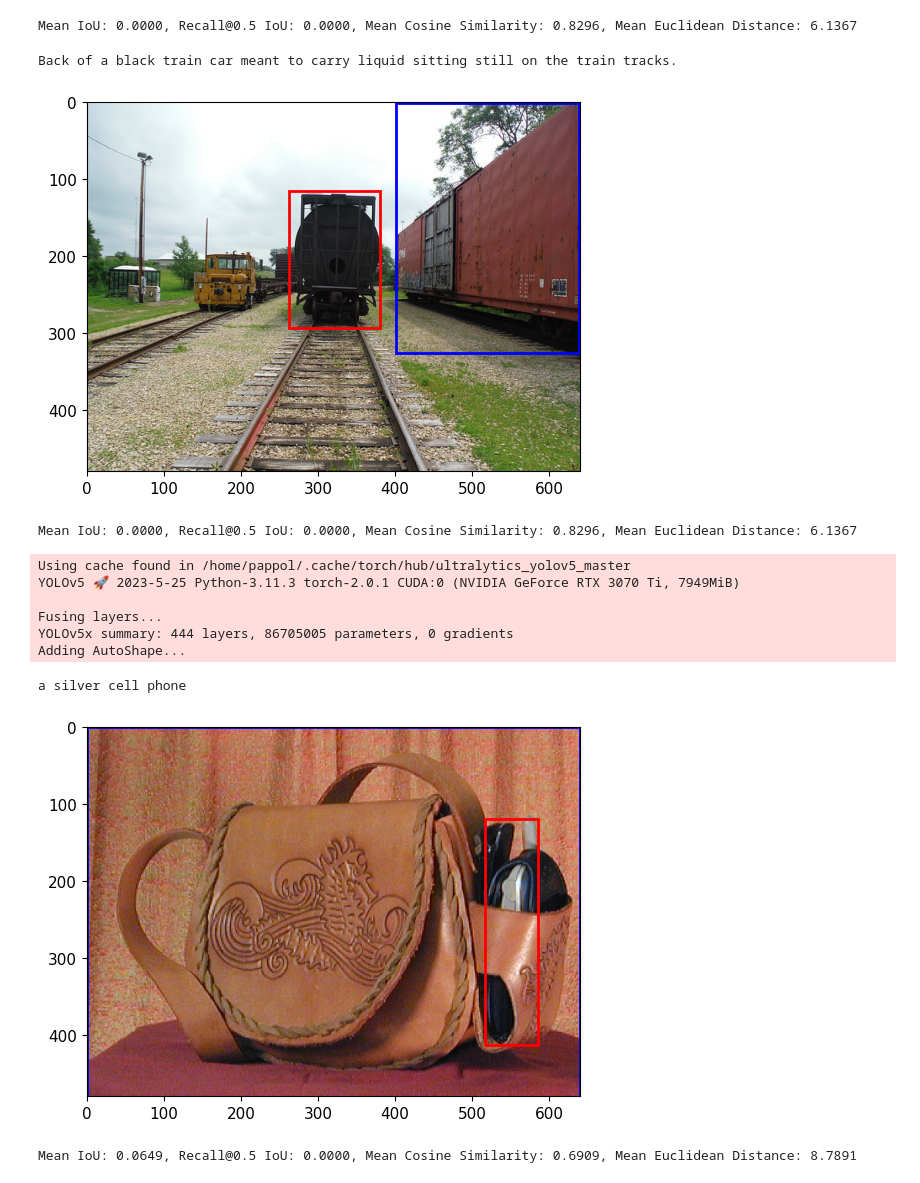
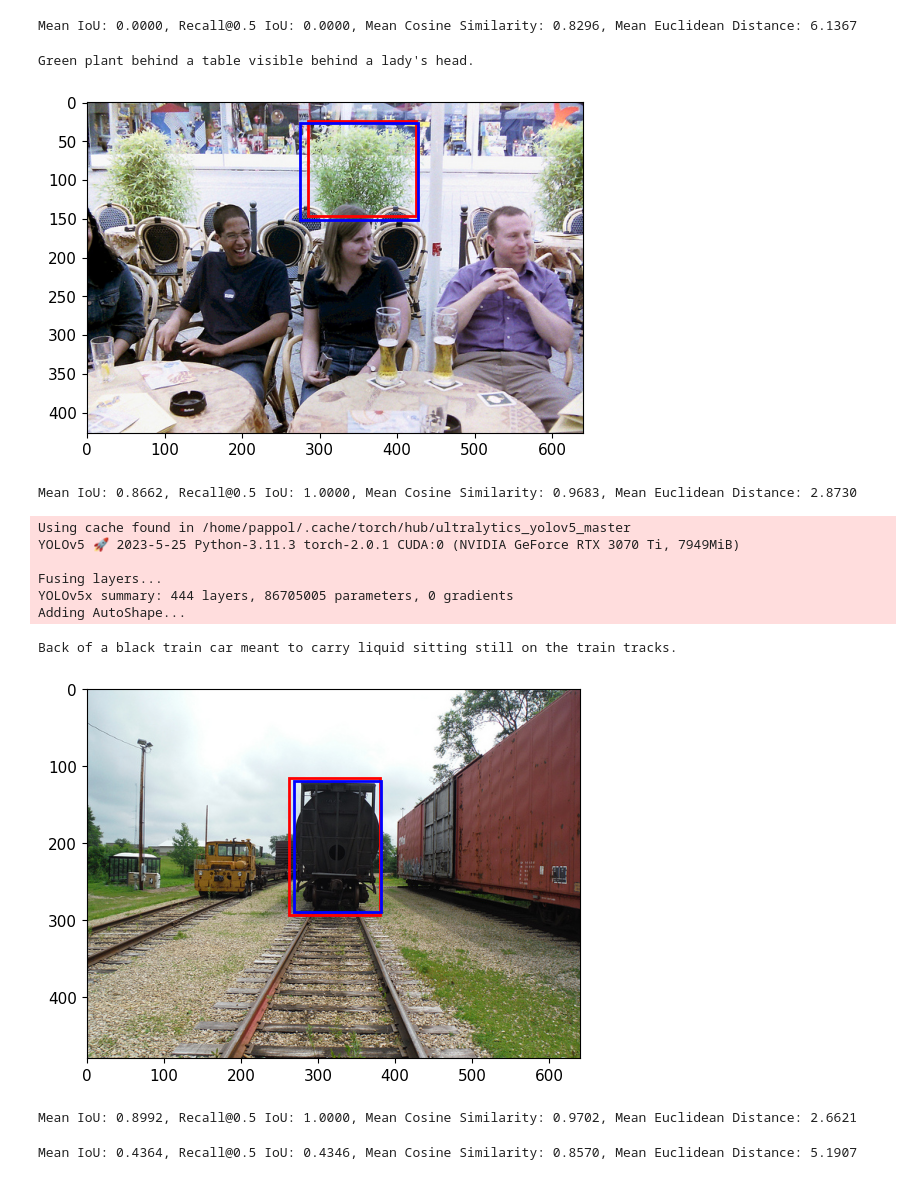
Before and after one commit to nicolazilio0/deepRiccy, a Jupyter notebook: final_notebook.ipynb, the cells around one changed output. Saved outputs shown, nothing was run; the diff lists cells and outputs as text; code cells hidden in the pictures.

```diff
--- a/final_notebook.ipynb
+++ b/final_notebook.ipynb
@@ -534,16 +557,16 @@ class Metrics:
         mean_cosine_similarity = torch.mean(self.cosine_similarity)
         mean_euclidean_distance = torch.mean(self.euclidean_distance)
 
-        #convert to numpy and save
-        self.iou = self.iou.cpu().numpy()
-        self.cosine_similarity = self.cosine_similarity.cpu().numpy()
-        self.euclidean_distance = self.euclidean_distance.cpu().numpy()
+        return f"Mean IoU: {mean_iou:.4f}, Recall@0.5 IoU: {recall_at_05_iou:.4f}, Mean Cosine Similarity: {mean_cosine_similarity:.4f}, Mean Euclidean Distance: {mean_euclidean_distance:.4f}"
 
-        np.savetxt(self.name+"_iou.csv", self.iou, delimiter=",")
-        np.savetxt(self.name+"_cosine_similarity.csv", self.cosine_similarity, delimiter=",")
-        np.savetxt(self.name+"_euclidean_distance.csv", self.euclidean_distance, delimiter=",")
+    def  save(self):
+        iou = self.iou.cpu().numpy()
+        cosine_similarity = self.cosine_similarity.cpu().numpy()
+        euclidean_distance = self.euclidean_distance.cpu().numpy()
 
-        return f"Mean IoU: {mean_iou:.4f}, Recall@0.5 IoU: {recall_at_05_iou:.4f}, Mean Cosine Similarity: {mean_cosine_similarity:.4f}, Mean Euclidean Distance: {mean_euclidean_distance:.4f}"
+        np.savetxt(self.name+"_iou.csv", iou, delimiter=",")
+        np.savetxt(self.name+"_cosine_similarity.csv", cosine_similarity, delimiter=",")
+        np.savetxt(self.name+"_euclidean_distance.csv", euclidean_distance, delimiter=",")
 
     def reset(self):
         self.iou = torch.tensor([]).cuda()
@@ -766,7 +792,7 @@ class VisualGrounding_stanza(torch.nn.Module):
 
         return max_bbox, max_image
 
-    def evaluate(self, img_path, sentence, gt, original_img):
+    def evaluate(self, img_path, sentence, gt, original_img, index):
         bbox = convert_bbox(gt, original_img)
         gt_crop = original_img.crop(bbox)
         prediction_bbox, prediction_img = self.forward(img_path, sentence)
@@ -778,6 +804,9 @@ class VisualGrounding_stanza(torch.nn.Module):
 
     def get_metrics(self):
         return self.metrics.to_string()
+
+    def save_metrics(self):
+        self.metrics.save()
 # %% [markdown]
 ## Text to text model
 # %%
@@ -1021,11 +1603,11 @@ Back of a black train car meant to carry liquid sitting still on the train track
 [figure]
 Mean IoU: 0.0000, Recall@0.5 IoU: 0.0000, Mean Cosine Similarity: 0.8296, Mean Euclidean Distance: 6.1367
 # %%
-test_on_one_image(stanza, dataset.get_test(), 455)
+test_on_one_image(stanza, dataset.get_validation(), 1)
 # %% [output]
-Back of a black train car meant to carry liquid sitting still on the train tracks.
+Green plant behind a table visible behind a lady's head.
-[figure, old version]
+[figure, new version]
-Mean IoU: 0.0000, Recall@0.5 IoU: 0.0000, Mean Cosine Similarity: 0.8296, Mean Euclidean Distance: 6.1367
+Mean IoU: 0.8662, Recall@0.5 IoU: 1.0000, Mean Cosine Similarity: 0.9683, Mean Euclidean Distance: 2.8730
 # %%
 stable_model = VisualGrounding_stable_diffusion('yolov5x', 'ViT-B/32', local_path, local_annotations)
 # %% [output]
@@ -1036,10 +1618,12 @@ Fusing layers...
 YOLOv5x summary: 444 layers, 86705005 parameters, 0 gradients
 Adding AutoShape...
 # %%
-test_on_one_image(stable_model, dataset.get_test(), 3832)
+test_on_one_image(stable_model, dataset.get_test(), 455)
 # %% [output]
-a silver cell phone
+Back of a black train car meant to carry liquid sitting still on the train tracks.
-[figure, old version]
+[figure, new version]
-Mean IoU: 0.0649, Recall@0.5 IoU: 0.0000, Mean Cosine Similarity: 0.6909, Mean Euclidean Distance: 8.7891
+Mean IoU: 0.8992, Recall@0.5 IoU: 1.0000, Mean Cosine Similarity: 0.9702, Mean Euclidean Distance: 2.6621
 # %%
-validate(stable_model, dataset.get_test())
+validate(stable_model, dataset.get_validation())
+# %% [output]
+Mean IoU: 0.4364, Recall@0.5 IoU: 0.4346, Mean Cosine Similarity: 0.8570, Mean Euclidean Distance: 5.1907
```
Also changed, not shown: parts of 32 cells of this notebook.
